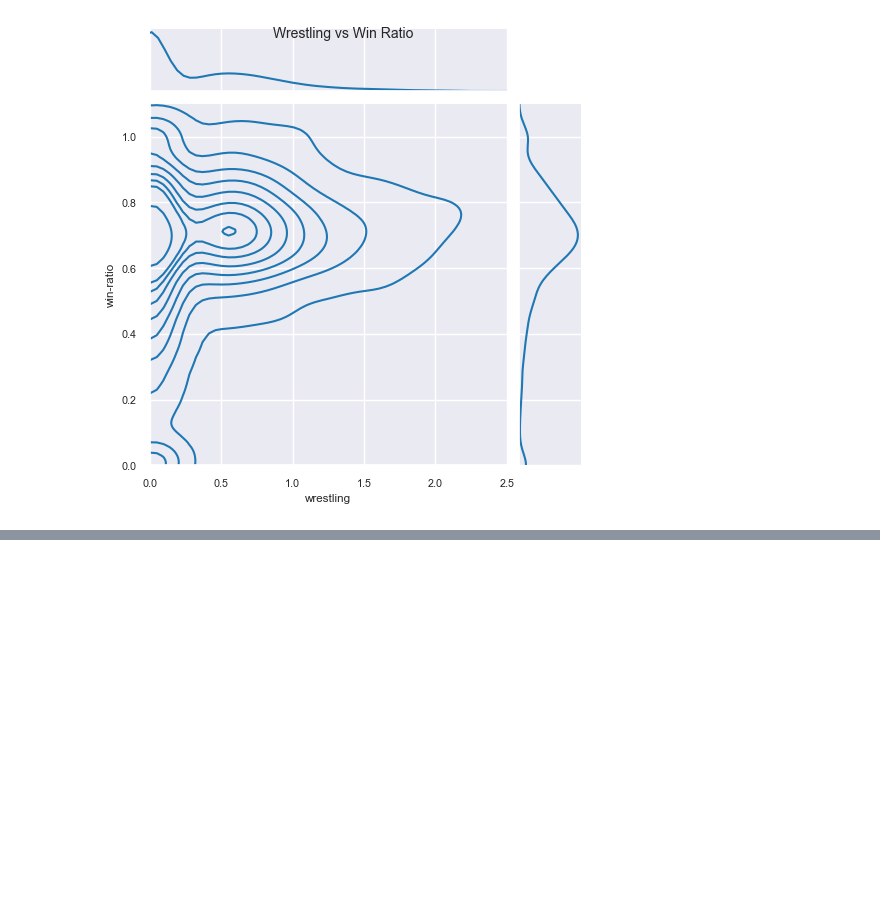
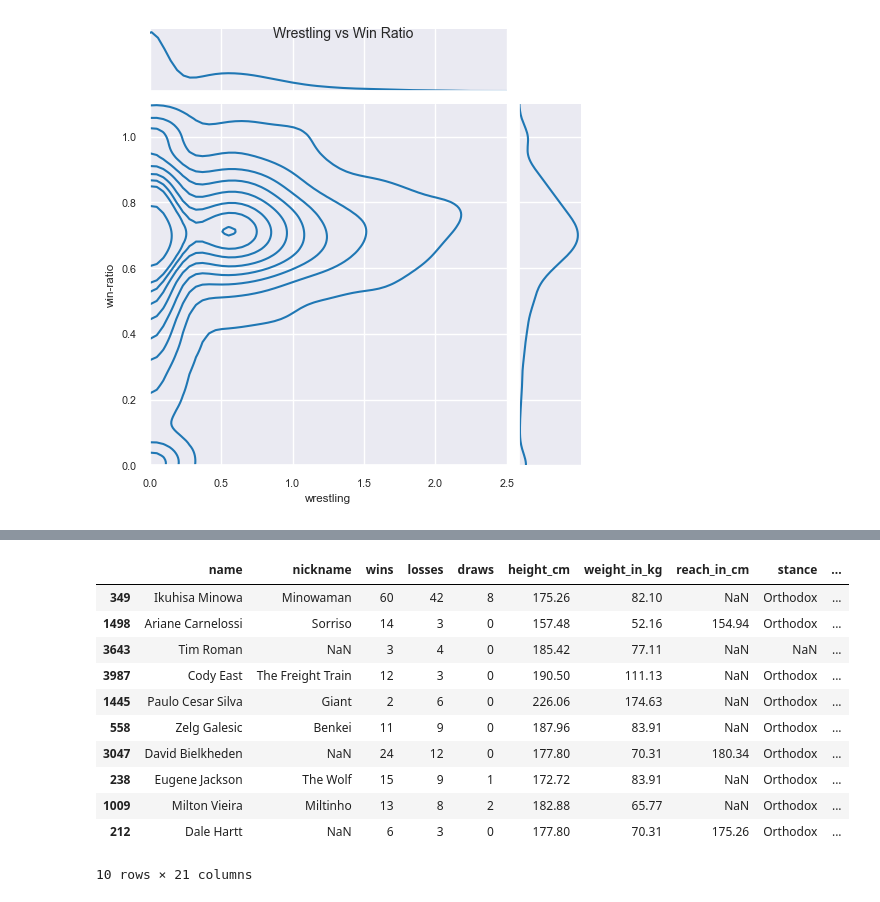
Before and after one commit to Brtsz8/ufc-dataset-analysis, a Jupyter notebook: UFC_analysis_project.ipynb, the cells around one changed output, grey strips where cells are left out. Drawn from its saved outputs; the diff is of its cells as text; code cells hidden in the pictures; blank space fills up the shorter version.

```diff
--- a/UFC_analysis_project.ipynb
+++ b/UFC_analysis_project.ipynb
@@ -265,0 +302,15 @@ plt.show()
+# %%
+df.sort_values('wrestling' , ascending = False).head(10)
+# %% [output]
+|  | name | nickname | wins | losses | draws | height_cm | weight_in_kg | reach_in_cm | stance | ... |
+| 349 | Ikuhisa Minowa | Minowaman | 60 | 42 | 8 | 175.26 | 82.10 | NaN | Orthodox | ... |
+| 1498 | Ariane Carnelossi | Sorriso | 14 | 3 | 0 | 157.48 | 52.16 | 154.94 | Orthodox | ... |
+| 3643 | Tim Roman | NaN | 3 | 4 | 0 | 185.42 | 77.11 | NaN | NaN | ... |
+| 3987 | Cody East | The Freight Train | 12 | 3 | 0 | 190.50 | 111.13 | NaN | Orthodox | ... |
+| 1445 | Paulo Cesar Silva | Giant | 2 | 6 | 0 | 226.06 | 174.63 | NaN | Orthodox | ... |
+| 558 | Zelg Galesic | Benkei | 11 | 9 | 0 | 187.96 | 83.91 | NaN | Orthodox | ... |
+| 3047 | David Bielkheden | NaN | 24 | 12 | 0 | 177.80 | 70.31 | 180.34 | Orthodox | ... |
+| 238 | Eugene Jackson | The Wolf | 15 | 9 | 1 | 172.72 | 83.91 | NaN | Orthodox | ... |
+| 1009 | Milton Vieira | Miltinho | 13 | 8 | 2 | 182.88 | 65.77 | NaN | Orthodox | ... |
+| 212 | Dale Hartt | NaN | 6 | 3 | 0 | 177.80 | 70.31 | 175.26 | Orthodox | ... |
+10 rows × 21 columns
```
Also changed, not shown: parts of 4 cells of this notebook.
